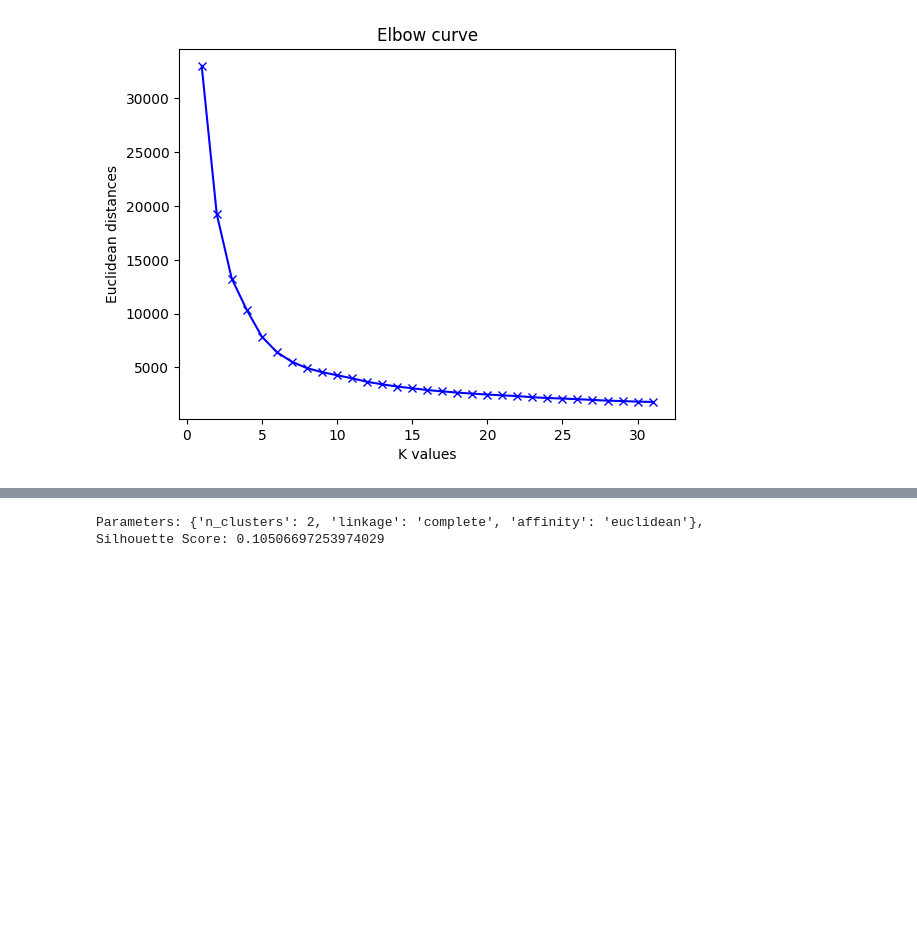
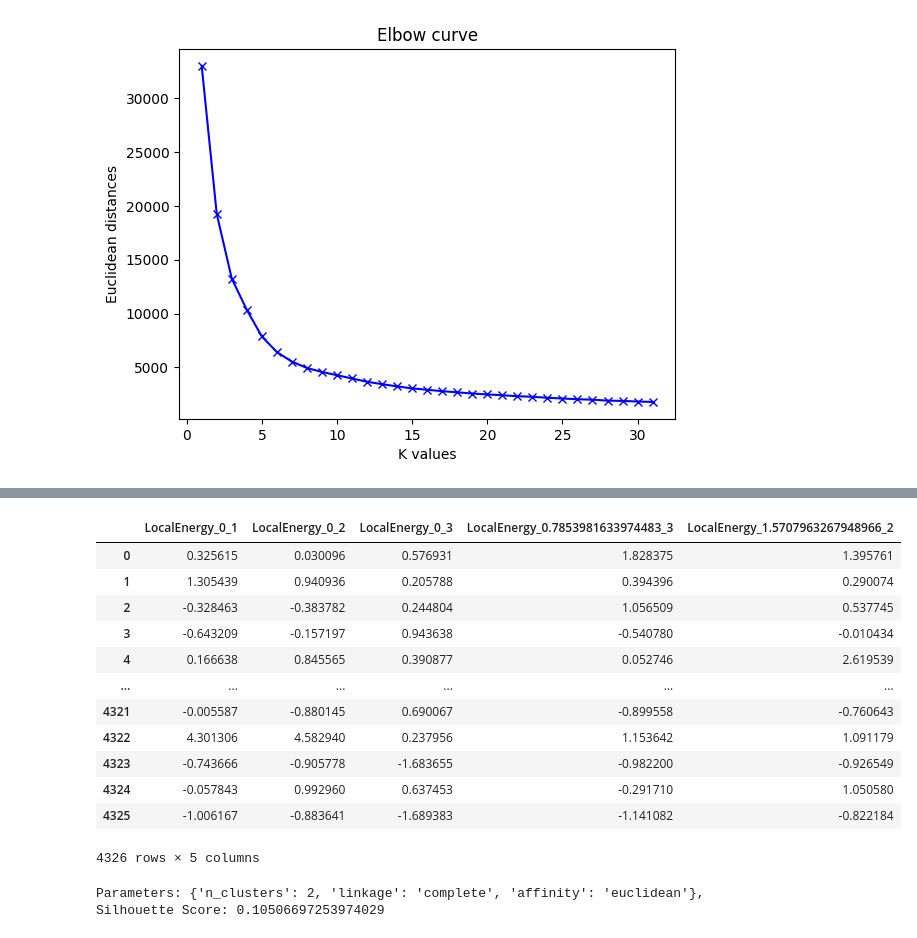
Before and after one commit to Kartik-3-programmer/Machine-Learning, a Jupyter notebook: Feature_selection.ipynb, the cells around one changed output, grey strips where cells are left out. Cells and saved outputs as stored; diff of their text form; code cells hidden in the pictures; blank space fills up the shorter version.

```diff
--- a/Feature_selection.ipynb
+++ b/Feature_selection.ipynb
@@ -414,3 +415,19 @@ Computational time:  1.6212198734283447 s
+# %%
+input_train_res
+# %% [output]
+|  | LocalEnergy_0_1 | LocalEnergy_0_2 | LocalEnergy_0_3 | LocalEnergy_0.7853981633974483_3 | LocalEnergy_1.5707963267948966_2 |
+| 0 | 0.325615 | 0.030096 | 0.576931 | 1.828375 | 1.395761 |
+| 1 | 1.305439 | 0.940936 | 0.205788 | 0.394396 | 0.290074 |
+| 2 | -0.328463 | -0.383782 | 0.244804 | 1.056509 | 0.537745 |
+| 3 | -0.643209 | -0.157197 | 0.943638 | -0.540780 | -0.010434 |
+| 4 | 0.166638 | 0.845565 | 0.390877 | 0.052746 | 2.619539 |
+| ... | ... | ... | ... | ... | ... |
+| 4321 | -0.005587 | -0.880145 | 0.690067 | -0.899558 | -0.760643 |
+| 4322 | 4.301306 | 4.582940 | 0.237956 | 1.153642 | 1.091179 |
+| 4323 | -0.743666 | -0.905778 | -1.683655 | -0.982200 | -0.926549 |
+| 4324 | -0.057843 | 0.992960 | 0.637453 | -0.291710 | 1.050580 |
+| 4325 | -1.006167 | -0.883641 | -1.689383 | -1.141082 | -0.822184 |
+4326 rows × 5 columns
 # %%
 from sklearn.cluster import AgglomerativeClustering
 from sklearn.metrics import silhouette_score
```
Also changed, not shown: parts of 7 cells of this notebook.
